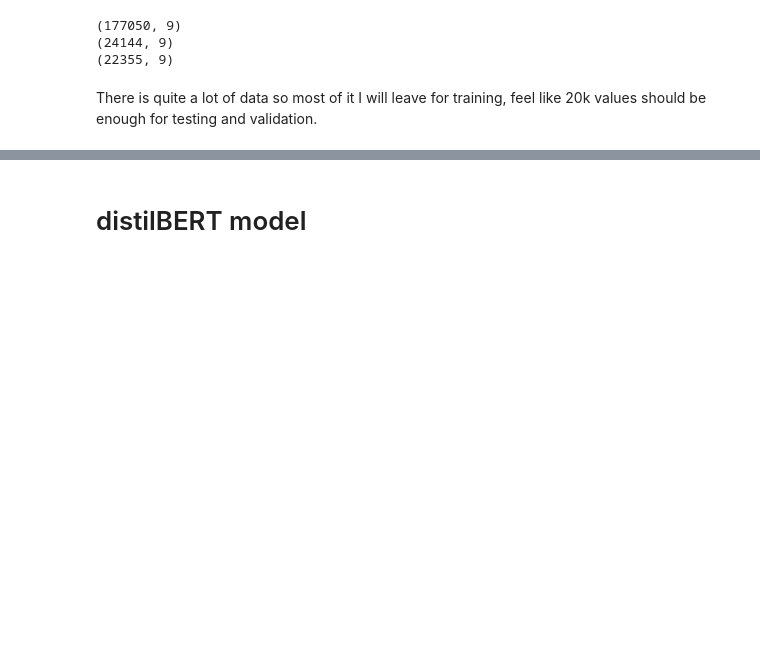
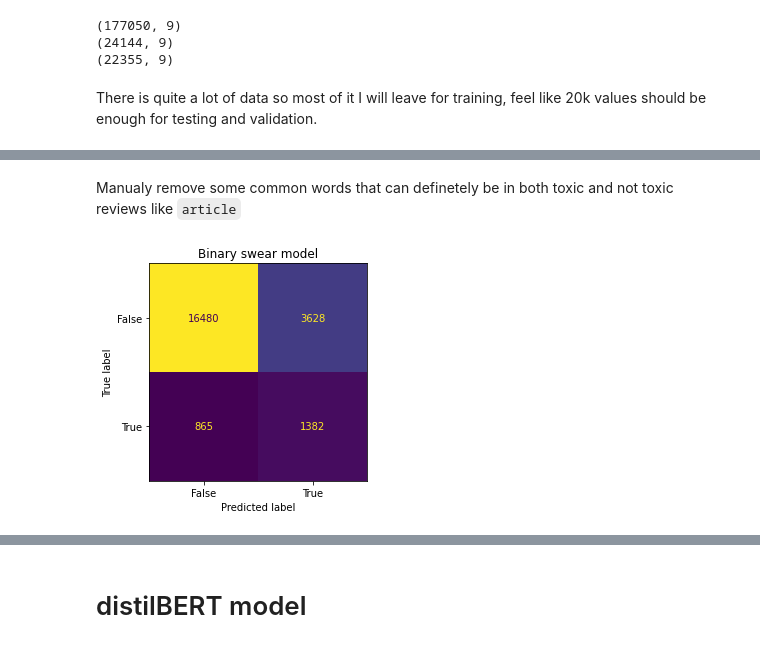
Before and after one commit to Heraldika/BERT_comment_classification, a Jupyter notebook: toxic_comment_classification.ipynb, the cells around one changed output, grey strips where cells are left out. Saved outputs shown, nothing was run; the diff lists cells and outputs as text; code cells hidden in the pictures; blank space fills up the shorter version.

Commit message:
add simple baseline models

```diff
--- a/toxic_comment_classification.ipynb
+++ b/toxic_comment_classification.ipynb
@@ -243,0 +373,15 @@ test_loader = DataLoader(
+# %% [markdown]
+Manualy remove some common words that can definetely be in both toxic and not toxic reviews like `article`
+# %%
+bin_preds = []
+for comment in test_data.comment_text:
+    if any(word.lower() in bad_words for word in comment.split()):
+        bin_preds.append(1)
+    else:
+        bin_preds.append(0)
+# %%
+ConfusionMatrixDisplay.from_predictions(test_data.label, bin_preds, colorbar=False)
+plt.title("Binary swear model")
+plt.show()
+# %% [output]
+[figure, added]
```
Also changed, not shown: parts of 30 cells of this notebook.
